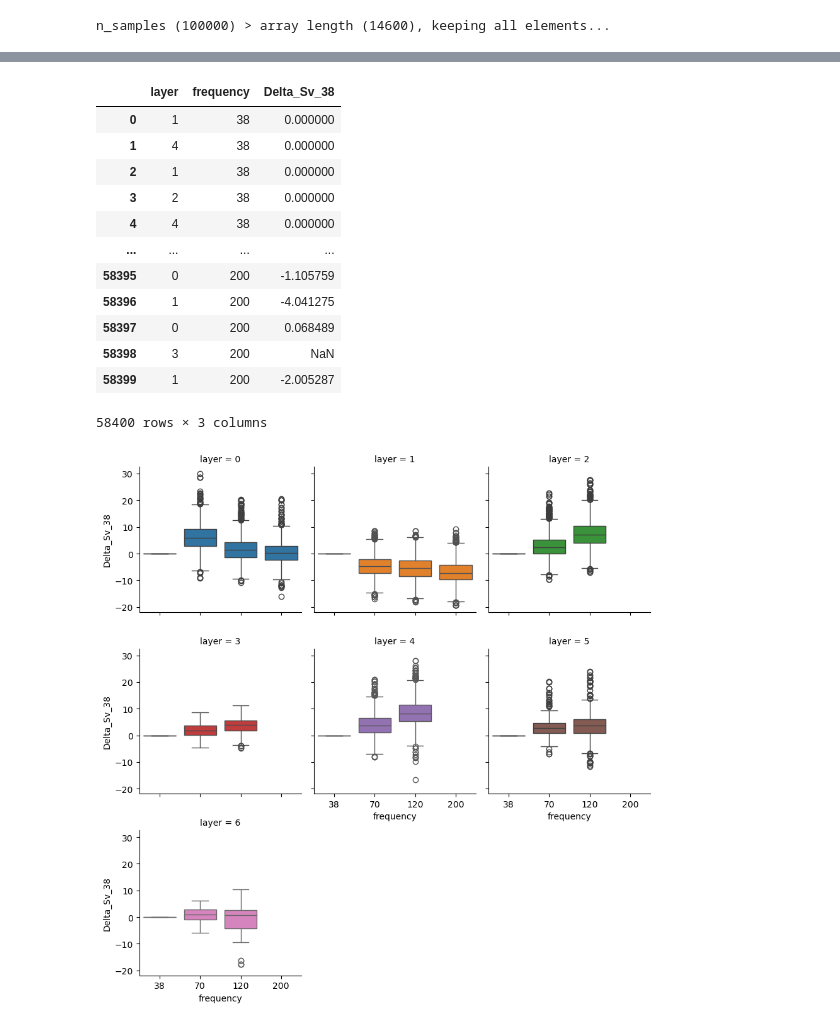
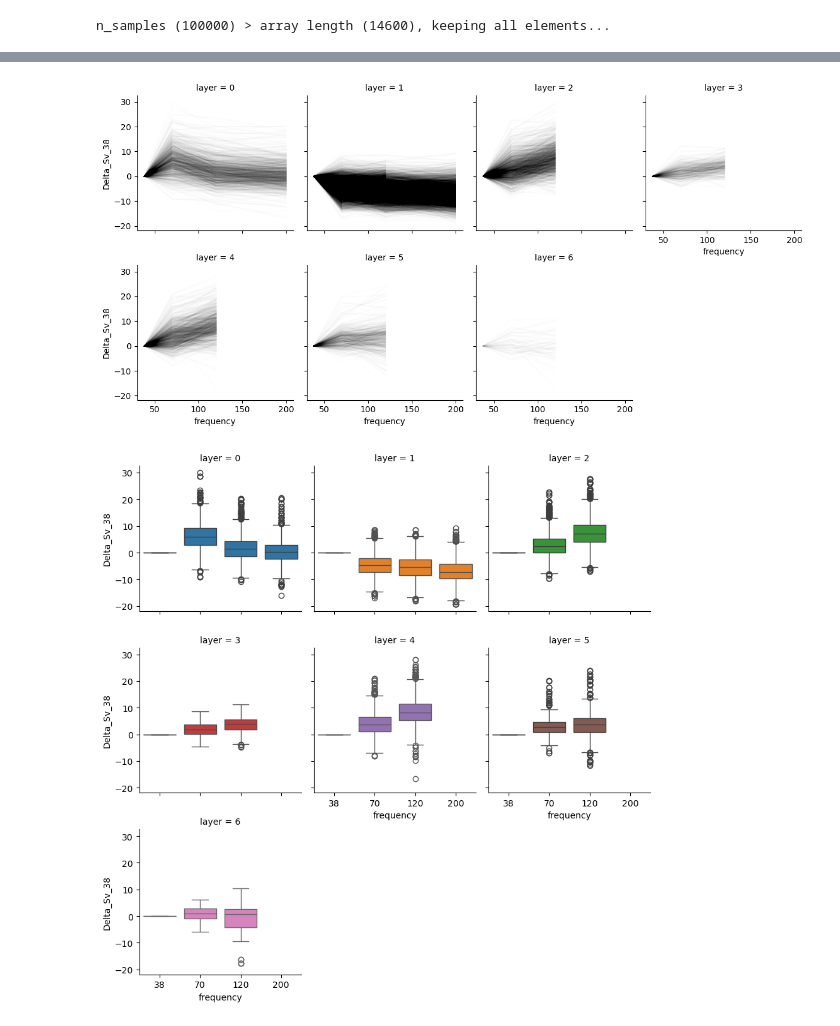
Before and after one commit to gaspardringuenet/acoustic-communities, a Jupyter notebook: notebooks/02-gr-delta-sv-dist-by-layers/02-gr-delta-sv-dist-by-layers.ipynb, the cells around one changed output, grey strips where cells are left out. Cells and saved outputs as stored; diff of their text form; code cells hidden in the pictures.

```diff
--- a/notebooks/02-gr-delta-sv-dist-by-layers/02-gr-delta-sv-dist-by-layers.ipynb
+++ b/notebooks/02-gr-delta-sv-dist-by-layers/02-gr-delta-sv-dist-by-layers.ipynb
@@ -357,24 +358,23 @@ df_long = df.melt(
     value_vars=["Delta_38", "Delta_70", "Delta_120", "Delta_200"],
     var_name="frequency",
     value_name="Delta_Sv_38",
+    ignore_index=False
+).sort_index()
 
-)
 df_long["frequency"] = df_long["frequency"].str.replace("Delta_", "").astype(int)
-df_long
+
+df_long = df_long.reset_index().rename(columns={"index":"esu"})
-# %% [output]
-|  | layer | frequency | Delta_Sv_38 |
-| 0 | 1 | 38 | 0.000000 |
-| 1 | 4 | 38 | 0.000000 |
-| 2 | 1 | 38 | 0.000000 |
-| 3 | 2 | 38 | 0.000000 |
-| 4 | 4 | 38 | 0.000000 |
-| ... | ... | ... | ... |
-| 58395 | 0 | 200 | -1.105759 |
-| 58396 | 1 | 200 | -4.041275 |
-| 58397 | 0 | 200 | 0.068489 |
-| 58398 | 3 | 200 | NaN |
-| 58399 | 1 | 200 | -2.005287 |
-58400 rows × 3 columns
+# %%
+g = sns.FacetGrid(
+    df_long,
+    col="layer",
+    col_wrap=4,
+    sharex=True,
+    sharey=True
+)
+g.map_dataframe(sns.lineplot, x="frequency", y="Delta_Sv_38", units="esu", estimator=None, color="black", alpha=0.008);
+# %% [output]
+[figure, added]
 # %%
 g = sns.FacetGrid(
     df_long,
```
Also changed, not shown: parts of 16 cells of this notebook, 17 other files.
